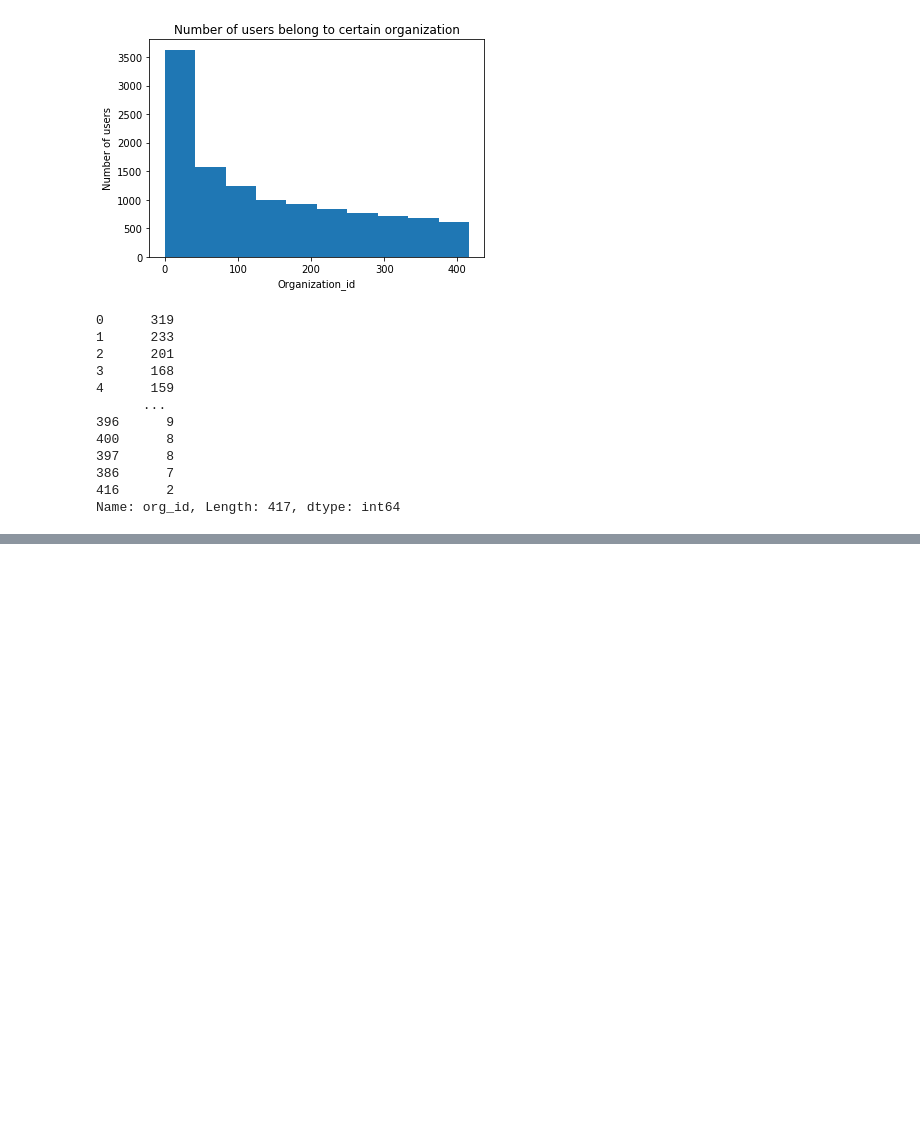
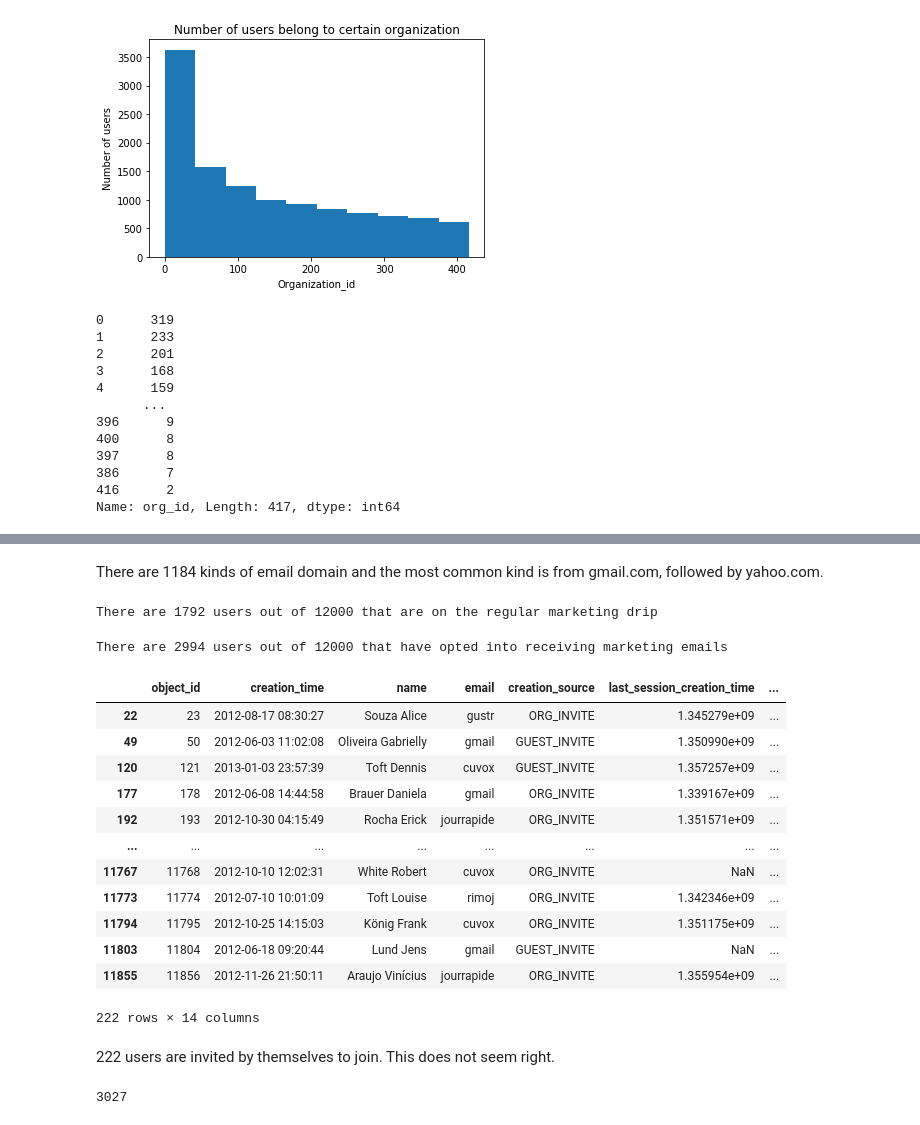
Before and after one commit to nortonlyr/MachineLearningExercises, a Jupyter notebook: relax_challenge.ipynb, the cells around one changed output, grey strips where cells are left out. Cells and saved outputs as stored; diff of their text form; code cells hidden in the pictures; blank space fills up the shorter version.

```diff
--- a/relax_challenge.ipynb
+++ b/relax_challenge.ipynb
@@ -59,0 +73,3 @@ Name: org_id, Length: 417, dtype: int64
+# %%
+users['email'] = users.email.str.split('@').str[1].str.split('.').str[0].astype('category')
+# Email feature is replaced by the email domain
@@ -59,0 +91,36 @@ Name: org_id, Length: 417, dtype: int64
+# %% [markdown]
+There are 1184 kinds of email domain and the most common kind is from gmail.com, followed by yahoo.com.
+# %%
+users['creation_time'] = pd.to_datetime(users.creation_time)
+users['creation_year'] = users.creation_time.dt.year
+users['creation_month'] = users.creation_time.dt.month
+users['creation_day'] = users.creation_time.dt.day
+users['creation_hour'] = users.creation_time.dt.hour
+# %%
+print('There are {} users out of 12000 that are on the regular marketing drip'.format(
+        users.enabled_for_marketing_drip.sum()))
+# %% [output]
+There are 1792 users out of 12000 that are on the regular marketing drip
+# %%
+print('There are {} users out of 12000 that have opted into receiving marketing emails'.format(
+        users.opted_in_to_mailing_list.sum()))
+# %% [output]
+There are 2994 users out of 12000 that have opted into receiving marketing emails
+# %%
+users[users.invited_by_user_id == users.object_id]
+# %% [output]
+|  | object_id | creation_time | name | email | creation_source | last_session_creation_time | ... |
+| 22 | 23 | 2012-08-17 08:30:27 | Souza Alice | gustr | ORG_INVITE | 1.345279e+09 | ... |
+| 49 | 50 | 2012-06-03 11:02:08 | Oliveira Gabrielly | gmail | GUEST_INVITE | 1.350990e+09 | ... |
+| 120 | 121 | 2013-01-03 23:57:39 | Toft Dennis | cuvox | GUEST_INVITE | 1.357257e+09 | ... |
+| 177 | 178 | 2012-06-08 14:44:58 | Brauer Daniela | gmail | ORG_INVITE | 1.339167e+09 | ... |
+| 192 | 193 | 2012-10-30 04:15:49 | Rocha Erick | jourrapide | ORG_INVITE | 1.351571e+09 | ... |
+| ... | ... | ... | ... | ... | ... | ... | ... |
+| 11767 | 11768 | 2012-10-10 12:02:31 | White Robert | cuvox | ORG_INVITE | NaN | ... |
+| 11773 | 11774 | 2012-07-10 10:01:09 | Toft Louise | rimoj | ORG_INVITE | 1.342346e+09 | ... |
+| 11794 | 11795 | 2012-10-25 14:15:03 | König Frank | cuvox | ORG_INVITE | 1.351175e+09 | ... |
+| 11803 | 11804 | 2012-06-18 09:20:44 | Lund Jens | gmail | GUEST_INVITE | NaN | ... |
+| 11855 | 11856 | 2012-11-26 21:50:11 | Araujo Vinícius | jourrapide | ORG_INVITE | 1.355954e+09 | ... |
+222 rows × 14 columns
+# %% [markdown]
+222 users are invited by themselves to join. This does not seem right.
@@ -59,0 +131,4 @@ Name: org_id, Length: 417, dtype: int64
+# %%
+(last.creation == last.last_session_creation_time).sum()
+# %% [output]
+3027
```
Also changed, not shown: parts of 12 cells of this notebook, 2 other files.
